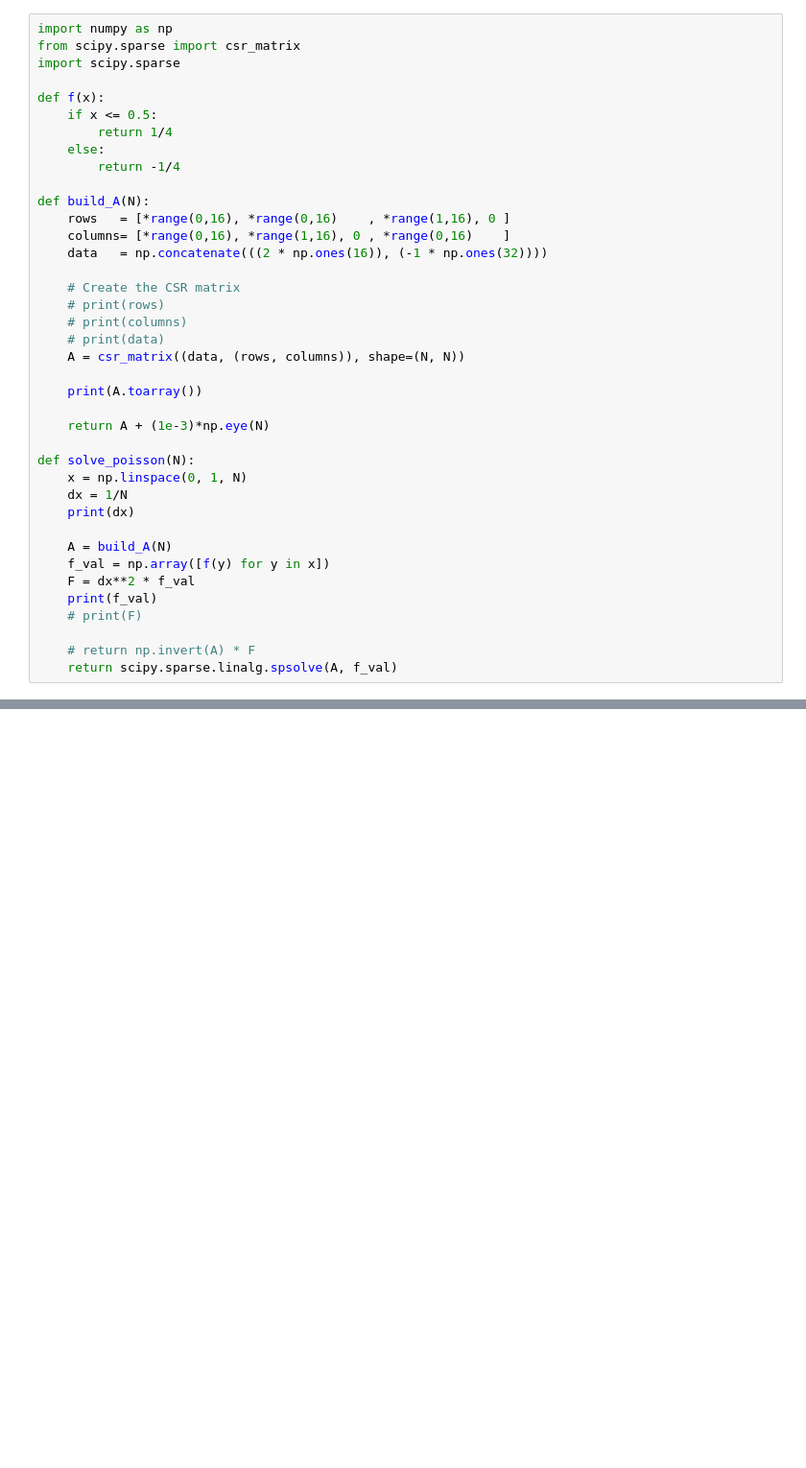
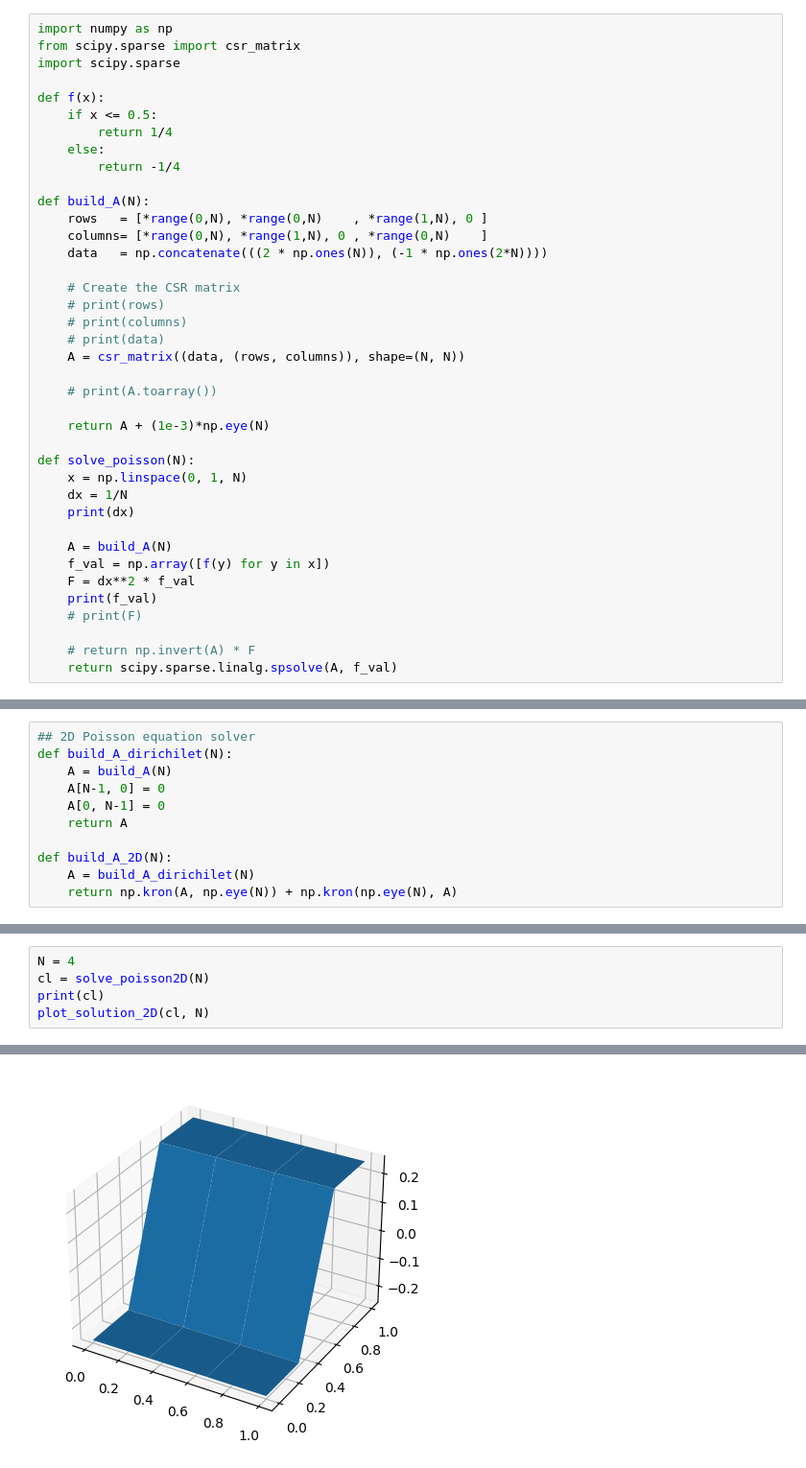
Before and after one commit to jlvargasme/VQAPoisson, a Jupyter notebook: classical_poisson.ipynb, the cells around one changed output, grey strips where cells are left out. Shown: that part at 96% size. Drawn from its saved outputs; the diff is of its cells as text; blank space fills up the shorter version.

```diff
--- a/classical_poisson.ipynb
+++ b/classical_poisson.ipynb
@@ -10,9 +10,9 @@ def f(x):
         return -1/4
 
 def build_A(N):
-    rows   = [*range(0,16), *range(0,16)    , *range(1,16), 0 ]
-    columns= [*range(0,16), *range(1,16), 0 , *range(0,16)    ]
-    data   = np.concatenate(((2 * np.ones(16)), (-1 * np.ones(32))))
+    rows   = [*range(0,N), *range(0,N)    , *range(1,N), 0 ]
+    columns= [*range(0,N), *range(1,N), 0 , *range(0,N)    ]
+    data   = np.concatenate(((2 * np.ones(N)), (-1 * np.ones(2*N))))
 
     # Create the CSR matrix
     # print(rows)
@@ -20,7 +20,7 @@ def build_A(N):
     # print(data)
     A = csr_matrix((data, (rows, columns)), shape=(N, N))
 
-    print(A.toarray())
+    # print(A.toarray())
 
     return A + (1e-3)*np.eye(N)
 
@@ -81,3 +70,14 @@ plot_solution(u)
 (<Figure size 640x480 with 1 Axes>,
  <Axes: xlabel='Node number', ylabel='Components of solution'>)
 [figure]
+# %%
+## 2D Poisson equation solver
+def build_A_dirichilet(N):
+    A = build_A(N)
+    A[N-1, 0] = 0
+    A[0, N-1] = 0
+    return A
+
+def build_A_2D(N):
+    A = build_A_dirichilet(N)
+    return np.kron(A, np.eye(N)) + np.kron(np.eye(N), A)
@@ -83,0 +142,6 @@ plot_solution(u)
+# %%
+N = 4
+cl = solve_poisson2D(N)
+print(cl)
+plot_solution_2D(cl, N)
+# %% [output]
@@ -83,0 +157 @@ plot_solution(u)
+[figure, added]
```
Also changed, not shown: parts of 3 cells of this notebook, 5 other files.
